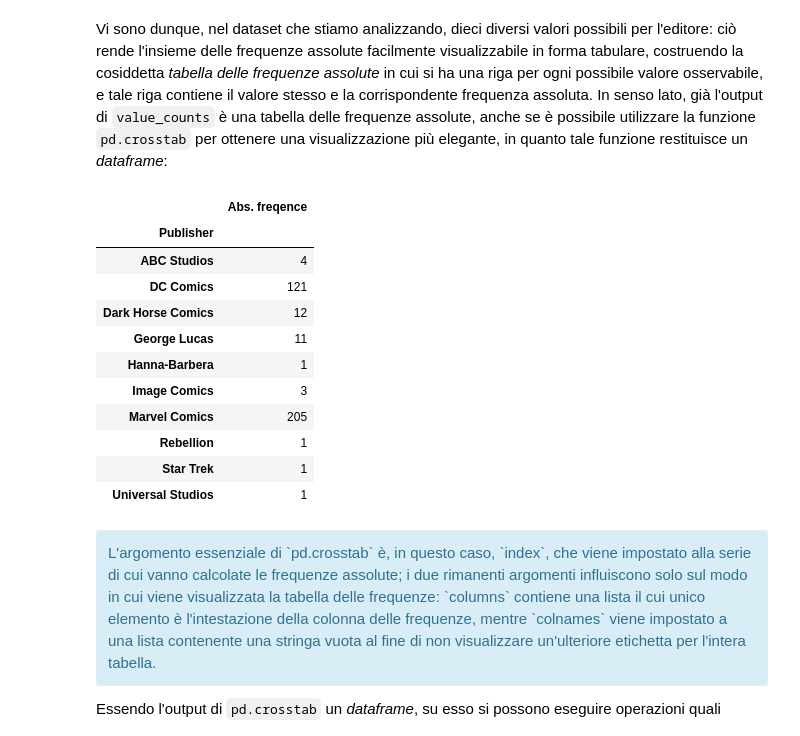
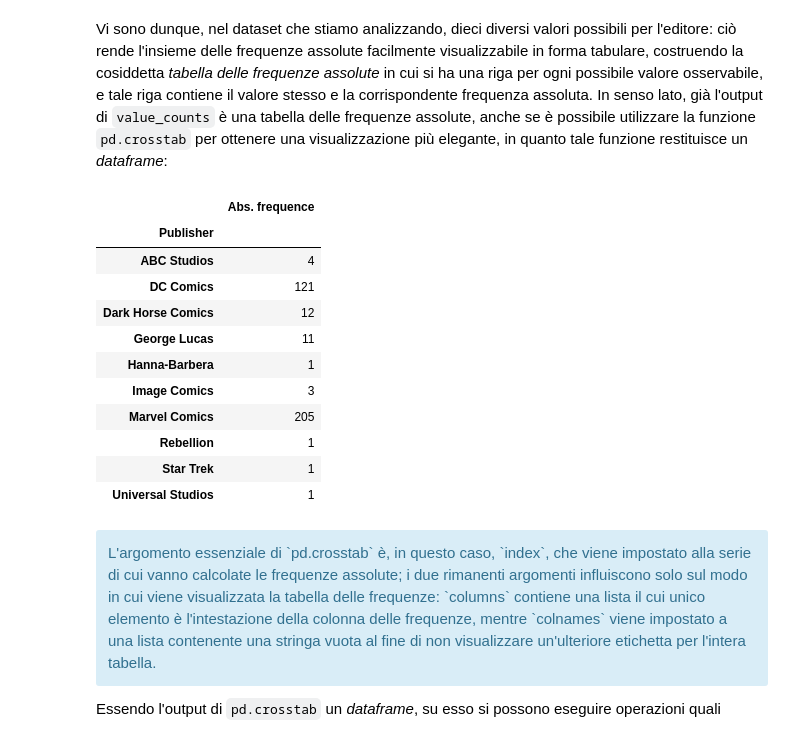
Before and after one commit to dariomalchiodi/superhero-datascience, a Jupyter notebook: content/L03-Dati_e_frequenze.ipynb, the cells around one changed output. Saved outputs shown, nothing was run; the diff lists cells and outputs as text; code cells hidden in the pictures.

```diff
--- a/content/L03-Dati_e_frequenze.ipynb
+++ b/content/L03-Dati_e_frequenze.ipynb
@@ -110,11 +110,11 @@ Name: Publisher, dtype: int64
 Vi sono dunque, nel dataset che stiamo analizzando, dieci diversi valori possibili per l'editore: ciò rende l'insieme delle frequenze assolute facilmente visualizzabile in forma tabulare, costruendo la cosiddetta _tabella delle frequenze assolute_ in cui si ha una riga per ogni possibile valore osservabile, e tale riga contiene il valore stesso e la corrispondente frequenza assoluta. In senso lato, già l'output di `value_counts` è una tabella delle frequenze assolute, anche se è possibile utilizzare la funzione `pd.crosstab` per ottenere una visualizzazione più elegante, in quanto tale funzione restituisce un _dataframe_:
 # %%
 publisher_freq = pd.crosstab(index=heroes_with_year['Publisher'],
-                             columns=['Abs. freqence'],
+                             columns=['Abs. frequence'],
                              colnames=[''])
 publisher_freq
 # %% [output]
-|  | Abs. freqence |
+|  | Abs. frequence |
 | Publisher |  |
 | ABC Studios | 4 |
 | DC Comics | 121 |
```
Also changed, not shown: parts of 5 cells of this notebook.
